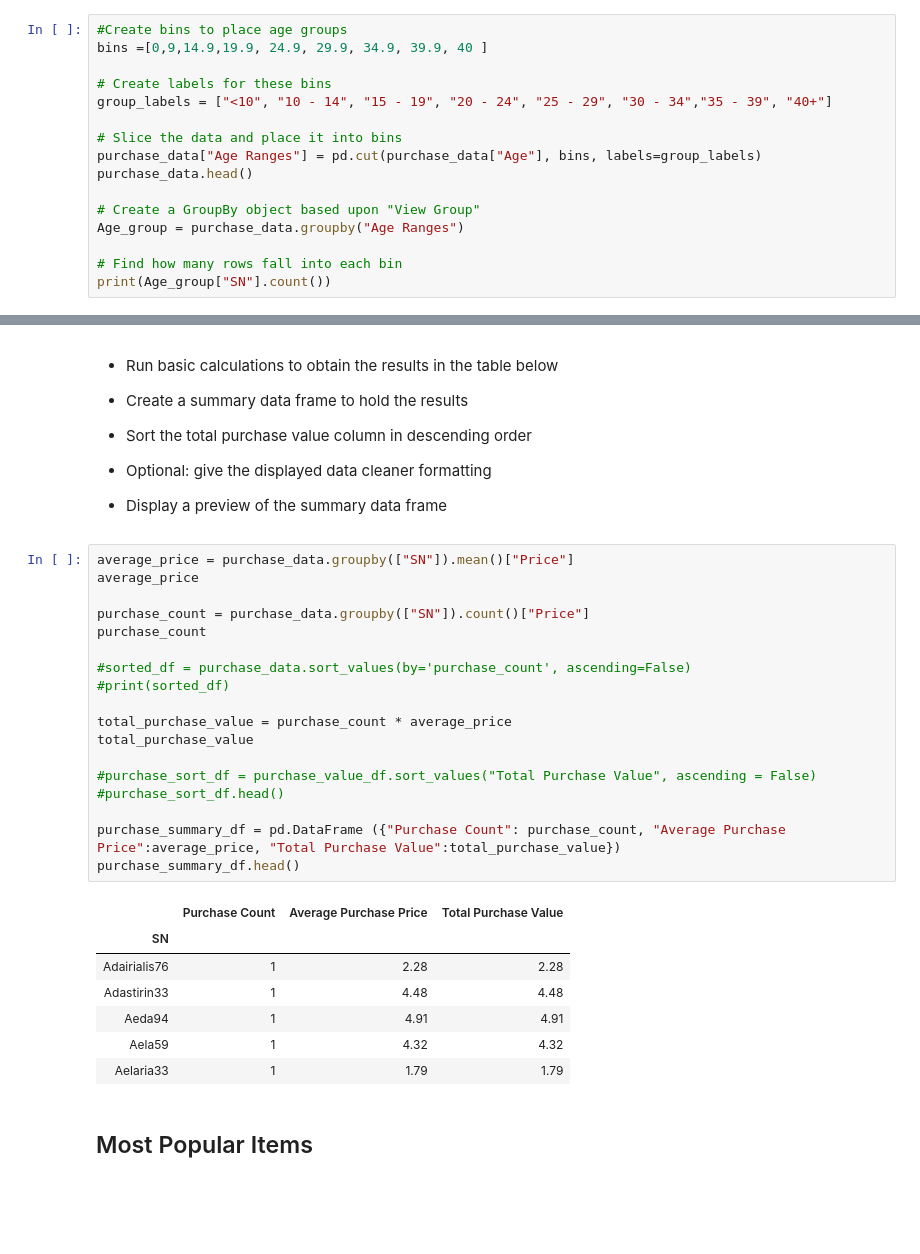
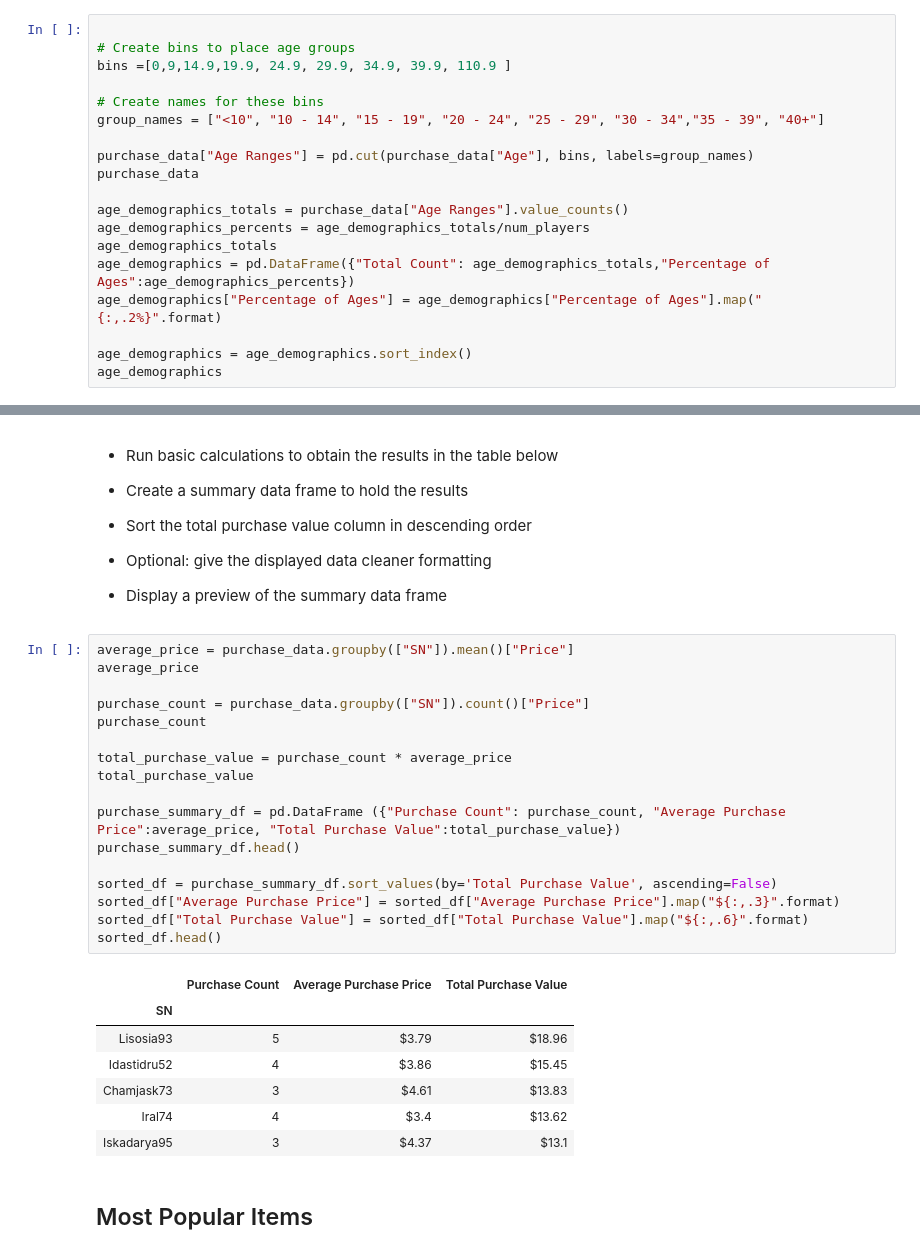
Before and after one commit to adamafridi/pandas-challenge, a Jupyter notebook: HeroesofPymoli/HeroesOfPymoli_starter.ipynb, the cells around one changed output, grey strips where cells are left out. Cells and saved outputs as stored; diff of their text form; blank space fills up the shorter version.

```diff
--- a/HeroesofPymoli/HeroesOfPymoli_starter.ipynb
+++ b/HeroesofPymoli/HeroesOfPymoli_starter.ipynb
@@ -226,19 +274,22 @@ purchase_data.max()
 
 * Display the summary data frame
 # %%
-#Create bins to place age groups
-bins =[0,9,14.9,19.9, 24.9, 29.9, 34.9, 39.9, 40 ]
 
-# Create labels for these bins
-group_labels = ["<10", "10 - 14", "15 - 19", "20 - 24", "25 - 29", "30 - 34","35 - 39", "40+"]
+# Create bins to place age groups
+bins =[0,9,14.9,19.9, 24.9, 29.9, 34.9, 39.9, 110.9 ]
 
-# Slice the data and place it into bins
-purchase_data["Age Ranges"] = pd.cut(purchase_data["Age"], bins, labels=group_labels)
-purchase_data.head()
+# Create names for these bins
+group_names = ["<10", "10 - 14", "15 - 19", "20 - 24", "25 - 29", "30 - 34","35 - 39", "40+"]
 
-# Create a GroupBy object based upon "View Group"
-Age_group = purchase_data.groupby("Age Ranges")
+purchase_data["Age Ranges"] = pd.cut(purchase_data["Age"], bins, labels=group_names)
+purchase_data
 
-# Find how many rows fall into each bin
-print(Age_group["SN"].count())
+age_demographics_totals = purchase_data["Age Ranges"].value_counts()
+age_demographics_percents = age_demographics_totals/num_players
+age_demographics_totals
+age_demographics = pd.DataFrame({"Total Count": age_demographics_totals,"Percentage of Ages":age_demographics_percents})
+age_demographics["Percentage of Ages"] = age_demographics["Percentage of Ages"].map("{:,.2%}".format)
+
+age_demographics = age_demographics.sort_index()
+age_demographics
 # %% [output]
@@ -271,29 +343,28 @@ Name: SN, dtype: int64
 # %%
 average_price = purchase_data.groupby(["SN"]).mean()["Price"]
 average_price
 
 purchase_count = purchase_data.groupby(["SN"]).count()["Price"]
 purchase_count
 
-#sorted_df = purchase_data.sort_values(by='purchase_count', ascending=False)
-#print(sorted_df)
-
 total_purchase_value = purchase_count * average_price
 total_purchase_value
 
-#purchase_sort_df = purchase_value_df.sort_values("Total Purchase Value", ascending = False)
-#purchase_sort_df.head()
-
 purchase_summary_df = pd.DataFrame ({"Purchase Count": purchase_count, "Average Purchase Price":average_price, "Total Purchase Value":total_purchase_value})
 purchase_summary_df.head()
+
+sorted_df = purchase_summary_df.sort_values(by='Total Purchase Value', ascending=False)
+sorted_df["Average Purchase Price"] = sorted_df["Average Purchase Price"].map("${:,.3}".format)
+sorted_df["Total Purchase Value"] = sorted_df["Total Purchase Value"].map("${:,.6}".format)
+sorted_df.head()
 # %% [output]
 |  | Purchase Count | Average Purchase Price | Total Purchase Value |
 | SN |  |  |  |
-| Adairialis76 | 1 | 2.28 | 2.28 |
-| Adastirin33 | 1 | 4.48 | 4.48 |
-| Aeda94 | 1 | 4.91 | 4.91 |
-| Aela59 | 1 | 4.32 | 4.32 |
-| Aelaria33 | 1 | 1.79 | 1.79 |
+| Lisosia93 | 5 | $3.79 | $18.96 |
+| Idastidru52 | 4 | $3.86 | $15.45 |
+| Chamjask73 | 3 | $4.61 | $13.83 |
+| Iral74 | 4 | $3.4 | $13.62 |
+| Iskadarya95 | 3 | $4.37 | $13.1 |
 # %% [markdown]
 ## Most Popular Items
 # %% [markdown]
```
Also changed, not shown: parts of 14 cells of this notebook.
